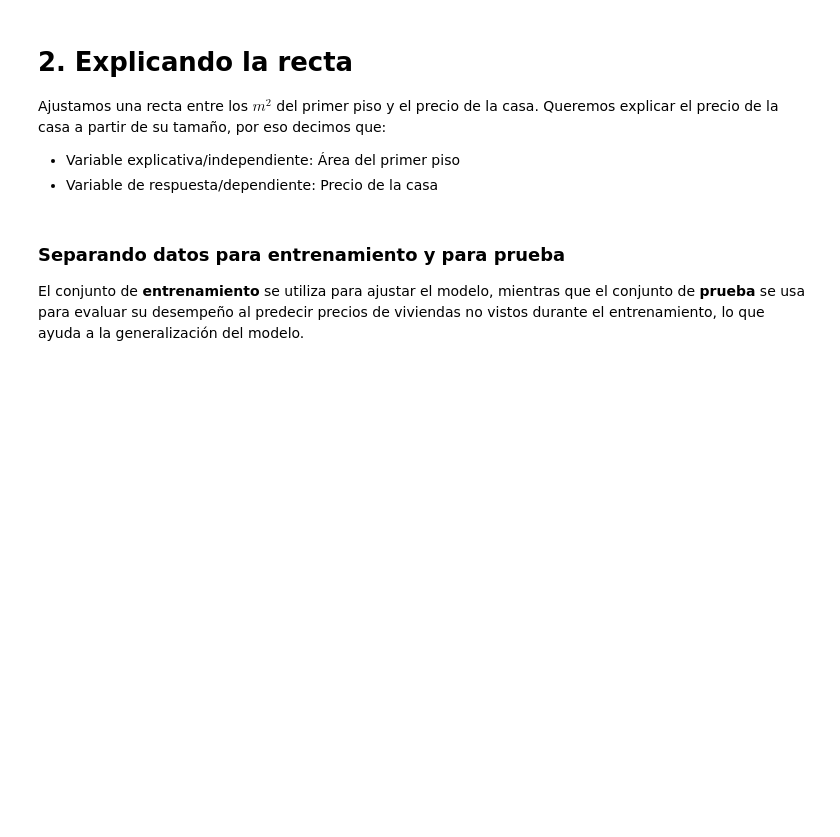
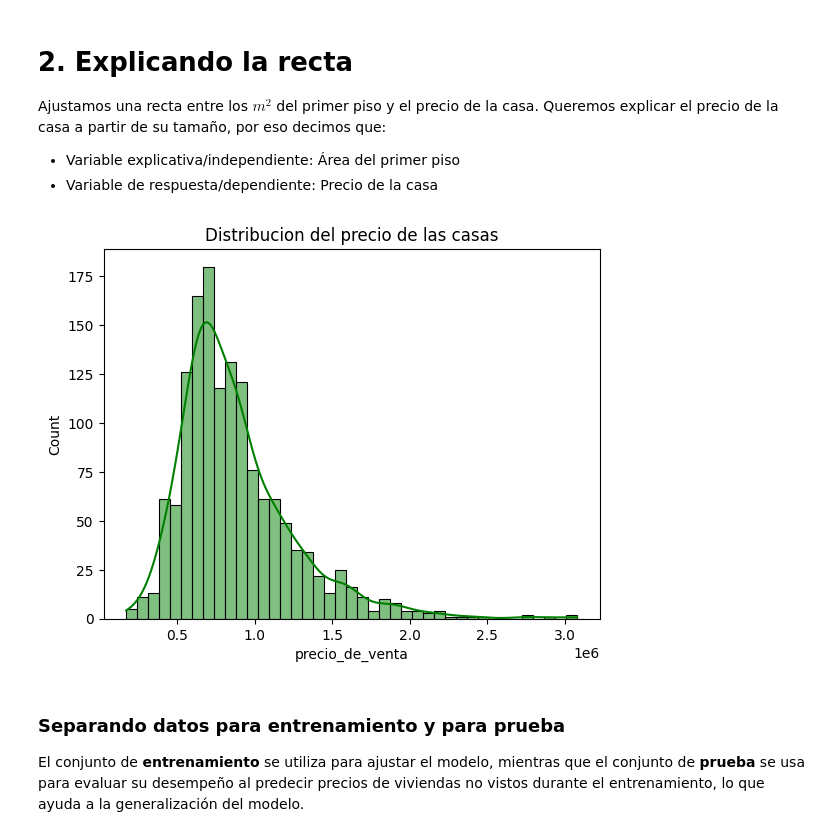
Before and after one commit to germaini/DATA_Desafio_tienda, a Jupyter notebook: precios_de_inmuebles_regresion_lineal.ipynb, the cells around one changed output. Cells and saved outputs as stored; diff of their text form; code cells hidden in the pictures; blank space fills up the shorter version.

```diff
--- a/precios_de_inmuebles_regresion_lineal.ipynb
+++ b/precios_de_inmuebles_regresion_lineal.ipynb
@@ -127,3 +125,10 @@ Ajustamos una recta entre los $m^2$ del primer piso y el precio de la casa. Quer
+# %%
+#Quién es nuestra variable de respuesta?
+sns.histplot(datos['precio_de_venta'],kde=True,color='green')
+plt.title('Distribucion del precio de las casas')
+plt.show()
+# %% [output]
+[figure, added]
 # %% [markdown]
 ### Separando datos para entrenamiento y para prueba
 
```
Also changed, not shown: parts of 25 cells of this notebook.
